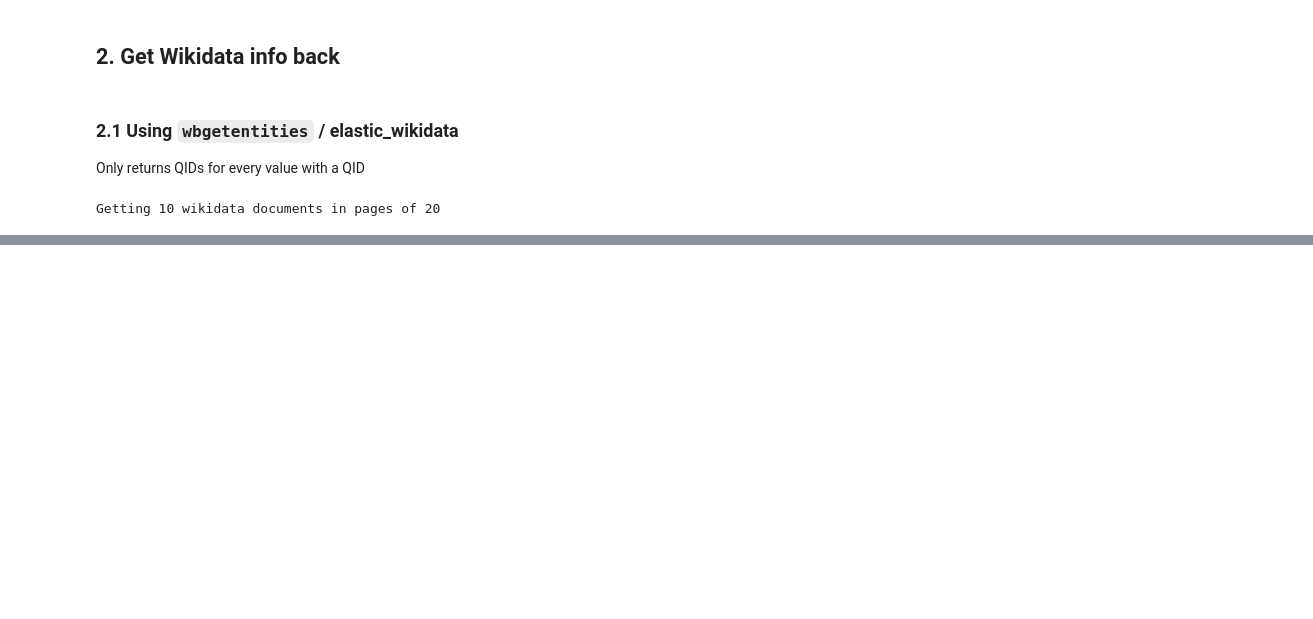
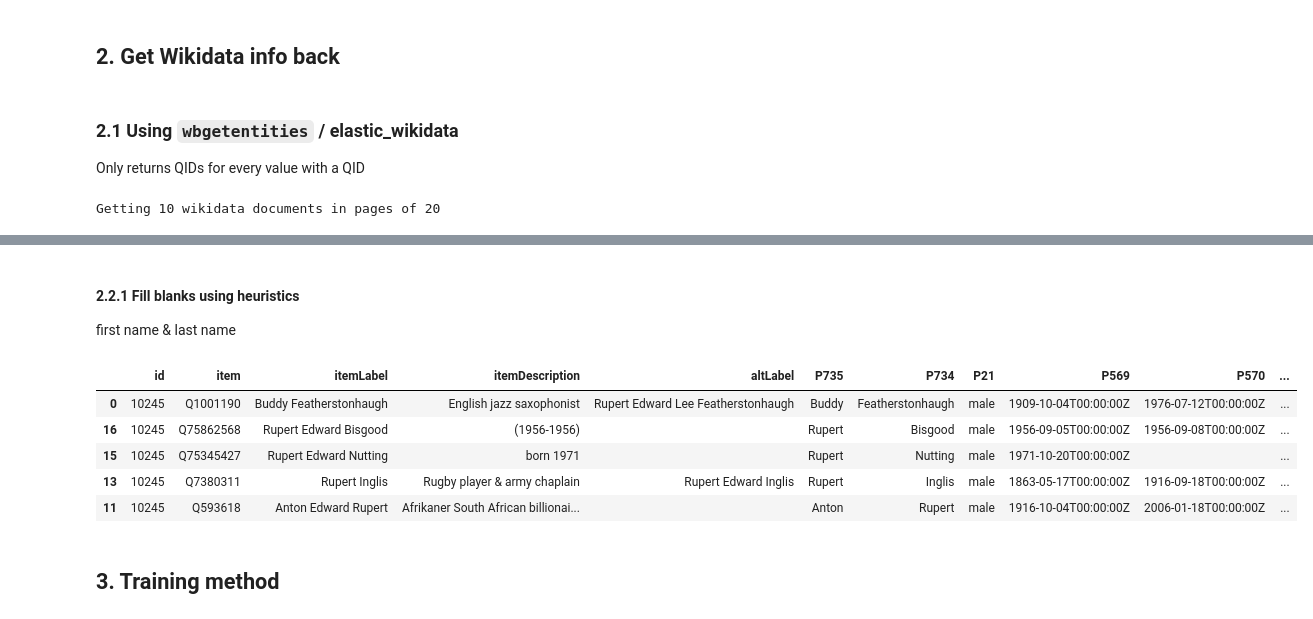
Before and after one commit to TheScienceMuseum/heritage-connector, a Jupyter notebook: experiments/disambiguation/training/training mechanism design.ipynb, the cells around one changed output, grey strips where cells are left out. Saved outputs shown, nothing was run; the diff lists cells and outputs as text; code cells hidden in the pictures; blank space fills up the shorter version.

Commit message:
build training data (slow)

```diff
--- a/experiments/disambiguation/training/training mechanism design.ipynb
+++ b/experiments/disambiguation/training/training mechanism design.ipynb
@@ -157,0 +133,21 @@ resdf.reset_index(drop=True)
+# %% [markdown]
+#### 2.2.1 Fill blanks using heuristics
+first name & last name
+# %%
+firstname_from_label = lambda l: l.split(" ")[0]
+lastname_from_label = lambda l: l.split(" ")[-1]
+
+for idx, row in resdf.iterrows():
+    resdf.loc[idx, 'P735'] = firstname_from_label(row['itemLabel']) if not row['P735'] else row['P735']
+    resdf.loc[idx, 'P734'] = lastname_from_label(row['itemLabel']) if not row['P734'] else row['P734']
+
+resdf.head()
+# %% [output]
+|  | id | item | itemLabel | itemDescription | altLabel | P735 | P734 | P21 | P569 | P570 | ... |
+| 0 | 10245 | Q1001190 | Buddy Featherstonhaugh | English jazz saxophonist | Rupert Edward Lee Featherstonhaugh | Buddy | Featherstonhaugh | male | 1909-10-04T00:00:00Z | 1976-07-12T00:00:00Z | ... |
+| 16 | 10245 | Q75862568 | Rupert Edward Bisgood | (1956-1956) |  | Rupert | Bisgood | male | 1956-09-05T00:00:00Z | 1956-09-08T00:00:00Z | ... |
+| 15 | 10245 | Q75345427 | Rupert Edward Nutting | born 1971 |  | Rupert | Nutting | male | 1971-10-20T00:00:00Z |  | ... |
+| 13 | 10245 | Q7380311 | Rupert Inglis | Rugby player & army chaplain | Rupert Edward Inglis | Rupert | Inglis | male | 1863-05-17T00:00:00Z | 1916-09-18T00:00:00Z | ... |
+| 11 | 10245 | Q593618 | Anton Edward Rupert | Afrikaner South African billionai... |  | Anton | Rupert | male | 1916-10-04T00:00:00Z | 2006-01-18T00:00:00Z | ... |
+# %% [markdown]
+## 3. Training method
```
Also changed, not shown: parts of 10 cells of this notebook, 2 other files.
